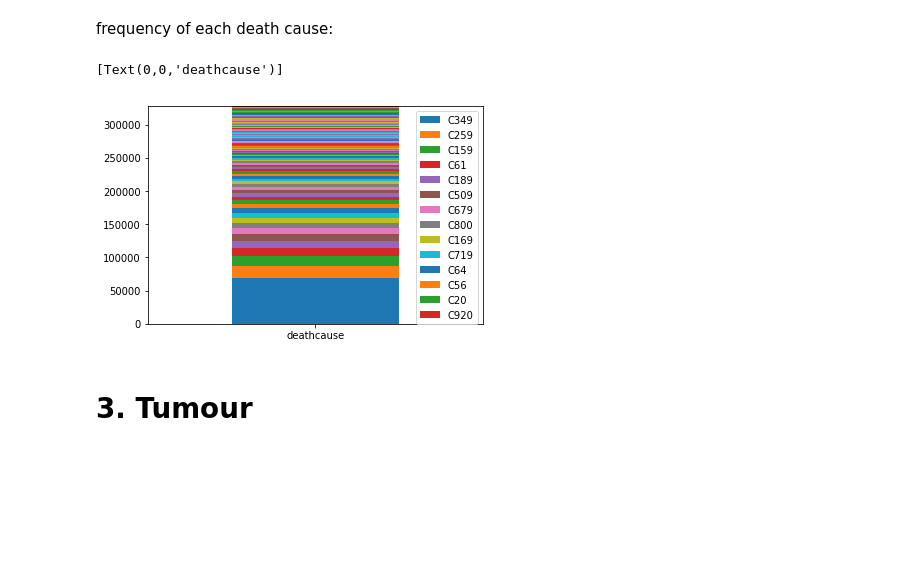
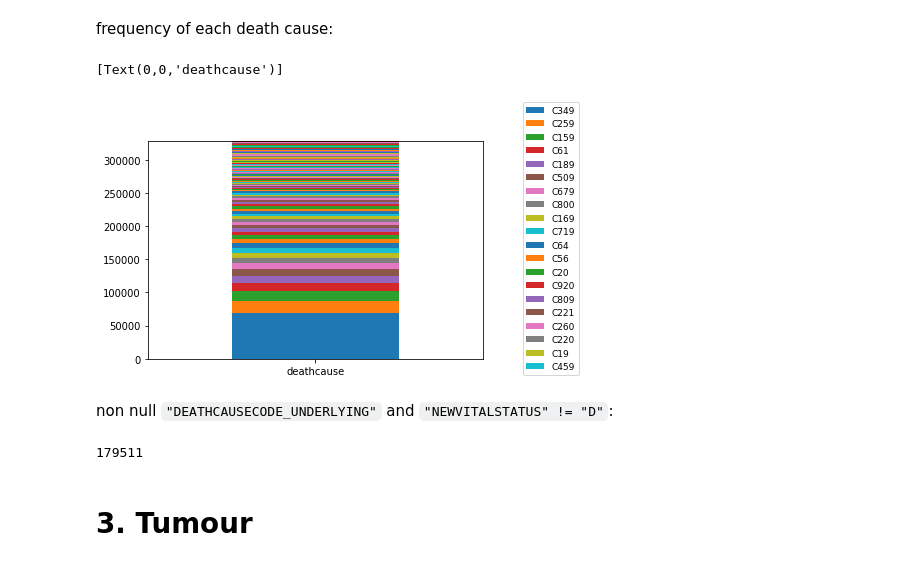
Before and after one commit to UCL-simulacrum/EDA, a Jupyter notebook: cancerdata_EDA.ipynb, the cells around one changed output. Cells and saved outputs as stored; diff of their text form; code cells hidden in the pictures; blank space fills up the shorter version.

```diff
--- a/cancerdata_EDA.ipynb
+++ b/cancerdata_EDA.ipynb
@@ -70,11 +87,22 @@ frequency of each death cause:
 # %%
 vc = av_patient['DEATHCAUSECODE_UNDERLYING'].value_counts()
 ax = pd.DataFrame(vc).T.plot.bar(stacked=True)
-ax.legend(vc.keys()[0:14]);
+handles, labels = ax.get_legend_handles_labels()
+top20index = [labels.index(v) for v in vc[:20].keys()]
+top20handles = [handles[i] for i in top20index]
+ax.legend(top20handles, vc[:20].keys(),loc='best', bbox_to_anchor=(0.8, 0.7, 0.5, 0.5),prop={'size':9})
 ax.set_xticklabels(labels=['deathcause'],rotation=0)
 # %% [output]
 [Text(0,0,'deathcause')]
-[figure, old version]
+[figure, new version]
+# %% [markdown]
+non null `"DEATHCAUSECODE_UNDERLYING"` and `"NEWVITALSTATUS" != "D"`:
+# %%
+dead_alive = av_patient[(av_patient["DEATHCAUSECODE_UNDERLYING"].notnull()) \
+                        & (av_patient["NEWVITALSTATUS"] != "D")]
+len(dead_alive)
+# %% [output]
+179511
 # %% [markdown]
 # 3. Tumour
 # %%
```
Also changed, not shown: parts of 28 cells of this notebook.
